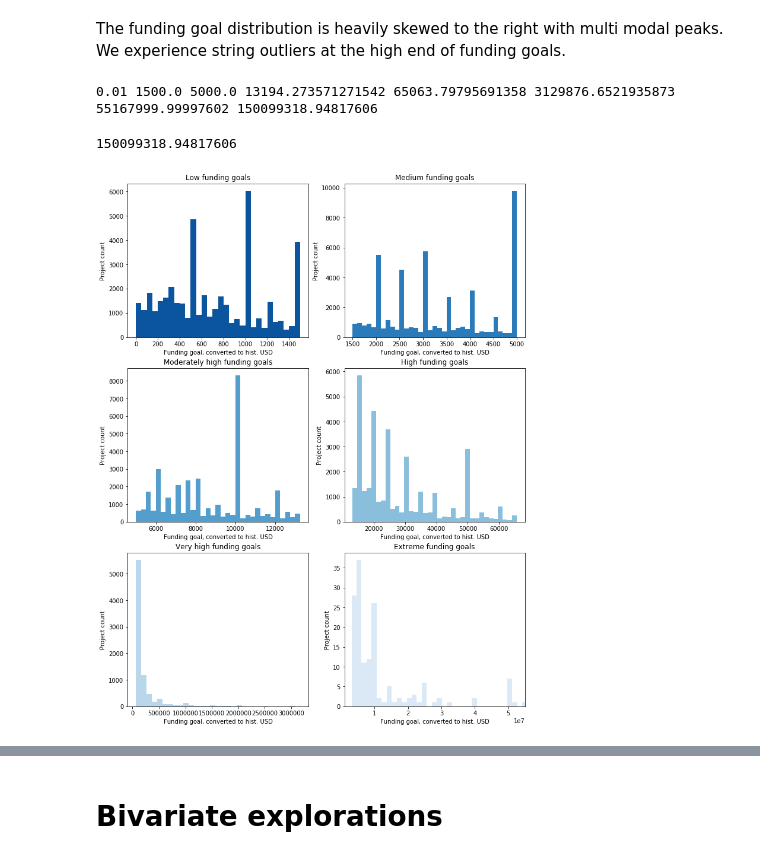
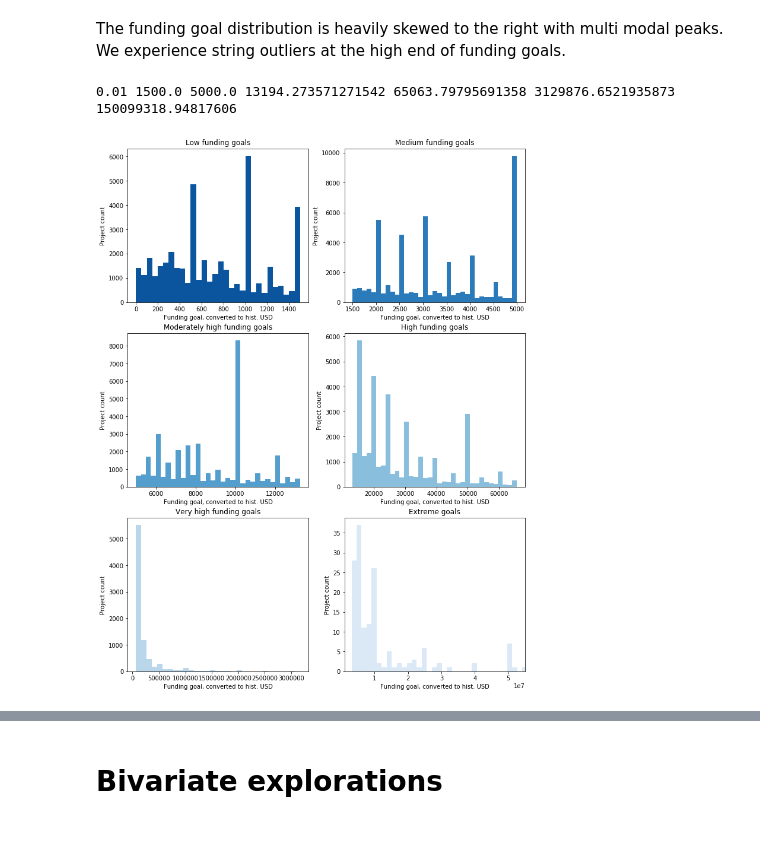
Before and after one commit to faymarie/crowdfunding-analysis, a Jupyter notebook: crowdfunding-visual-analysis.ipynb, the cells around one changed output, grey strips where cells are left out. Cells and saved outputs as stored; diff of their text form; code cells hidden in the pictures.

```diff
--- a/crowdfunding-visual-analysis.ipynb
+++ b/crowdfunding-visual-analysis.ipynb
@@ -511,20 +511,16 @@ goal_25 = ks_compl.goal_hist_usd.quantile(q=0.25)
 goal_50 = ks_compl.goal_hist_usd.quantile(q=0.5)
 goal_75 = ks_compl.goal_hist_usd.quantile(q=0.75)
 goal_95 = ks_compl.goal_hist_usd.quantile(q=0.95)
-goal_mi = ks_compl.goal_hist_usd.quantile(q=0.999)
-goal_extreme = ks_compl.goal_hist_usd.quantile(q=0.9999)
+goal_extreme = ks_compl.goal_hist_usd.quantile(q=0.999)
+goal_outliers = ks_compl.goal_hist_usd.quantile(q=0.9999)
 goal_max = ks_compl.goal_hist_usd.max()
 
-print(goal_min, goal_25, goal_50, goal_75, goal_95, goal_mi, goal_extreme, goal_max)
+print(goal_min, goal_25, goal_50, goal_75, goal_95, goal_extreme, goal_max)
 # %% [output]
-0.01 1500.0 5000.0 13194.273571271542 65063.79795691358 3129876.6521935873 55167999.99997602 150099318.94817606
+0.01 1500.0 5000.0 13194.273571271542 65063.79795691358 3129876.6521935873 150099318.94817606
-# %%
-goal_max
-# %% [output]
-150099318.94817606
 # %%
-bin_edges = [goal_min, goal_25, goal_50, goal_75, goal_95, goal_mi, goal_extreme, goal_max]
-bin_names = ['low', 'medium', 'moderately high', 'high', 'very high', 'millions','extreme']
+bin_edges = [goal_min, goal_25, goal_50, goal_75, goal_95, goal_extreme, goal_outliers, goal_max]
+bin_names = ['low', 'medium', 'moderately high', 'high', 'very high', 'extreme', 'outliers']
 
 # # Creates goal_level column
 pd.set_option('mode.chained_assignment', None)
@@ -565,68 +561,36 @@ plt.subplots_adjust(bottom=-0.5)
 
 # high goal projects
 plt.subplot(4, 2, 4)
 ks_compl_goal_high = ks_compl[ks_compl.goal_level == "high"]
 bin_edges_leveled = np.arange(goal_75, ks_compl_goal_high.goal_hist_usd.max()+1500, 1500)
 plt.hist(data = ks_compl_goal_high, x = 'goal_hist_usd', bins = bin_edges_leveled, color=base_color[3])
 plt.title("High funding goals")
 plt.xlabel("Funding goal, converted to hist. USD")
 plt.ylabel("Project count")
 plt.subplots_adjust(bottom=-0.5)
 
 # # very high goal projects
 plt.subplot(4, 2, 5)
 ks_compl_goal_very_high = ks_compl[ks_compl.goal_level == "very high"]
 bin_edges_leveled = np.arange(goal_95, ks_compl_goal_very_high.goal_hist_usd.max()+100000, 100000)
 plt.hist(data = ks_compl_goal_very_high, x = 'goal_hist_usd', bins = bin_edges_leveled, color=base_color[4])
 plt.title("Very high funding goals")
 plt.xlabel("Funding goal, converted to hist. USD")
 plt.ylabel("Project count")
 plt.subplots_adjust(bottom=-0.5)
 
 # extreme goal projects
 plt.subplot(4, 2, 6)
-ks_compl_goal_mi = ks_compl[ks_compl.goal_level == "millions"]
-bin_edges_leveled = np.arange(goal_mi, ks_compl_goal_mi.goal_hist_usd.max()+1500000, 1500000)
-plt.hist(data = ks_compl_goal_mi, x = 'goal_hist_usd', bins = bin_edges_leveled, color=base_color[5])
-plt.title("Extreme funding goals")
+ks_compl_goal_extreme = ks_compl[ks_compl.goal_level == "extreme"]
+bin_edges_leveled = np.arange(goal_extreme, ks_compl_goal_extreme.goal_hist_usd.max()+1500000, 1500000)
+plt.hist(data = ks_compl_goal_extreme, x = 'goal_hist_usd', bins = bin_edges_leveled, color=base_color[5])
+plt.title("Extreme goals")
 plt.xlabel("Funding goal, converted to hist. USD")
 plt.ylabel("Project count")
 plt.subplots_adjust(bottom=-0.5)
-plt.xlim(1000000, 55000000) # treat values above 55,000,000 as outliers
-
-# plt.subplot(4, 2, 7)
-# ks_compl_goal_extreme = ks_compl[ks_compl.goal_level == "extreme"]
-# bin_edges_leveled = np.arange(goal_extreme, ks_compl_goal_extreme.goal_hist_usd.max()+100000, 100000)
-# plt.hist(data = ks_compl_goal_extreme, x = 'goal_hist_usd', bins = bin_edges_leveled)
-# plt.title("Extreme funding goals")
-# plt.xlabel("Funding goal, converted to hist. USD")
-# plt.ylabel("Project count")
+plt.xlim(1000000, 55000000) # treat values above 55,000,000 like outliers
 
 
 plt.show()
-
-# # subplots
-# # for i, level in enumerate(bin_names):
-# #     ks_compl_goal_level = ks_compl[ks_compl.goal_level == level]
-
-
-
-
-# #         plt.subplot(2, 2, i+1)
-# #         plt.yticks(rotation=10)
-# #         bin_edges_leveled = np.arange(ks_compl_goal_level.goal_hist_usd.min(), ks_compl_goal_level.goal_hist_usd.max()+1000, 1000)
-# #         plt.hist(data = ks_compl_goal_level, x = 'goal_hist_usd', bins = bin_edges)
-# #         ax = sns.countplot(data=ks_compl_cat, y='subcategory', color=base_color, order=order);
-# #         plt.subplots_adjust(bottom=-0.1)
-
-# #         # annotate
-# #         plt.title(f"{cat}")
-# #         locs, labels = plt.yticks()
-# #         for loc, label in zip(locs, labels):
-# #             count = cat_counts[label.get_text()]
-# #             plt.text(count-100, loc+0.1, count, ha='center', color="black")
-
-
-# # plt.hist(data = ks_compl, x = 'goal_hist_usd', bins = bin_edges)
 # %% [output]
-[figure, old version]
+[figure, new version]
```
Also changed, not shown: parts of 11 cells of this notebook.
